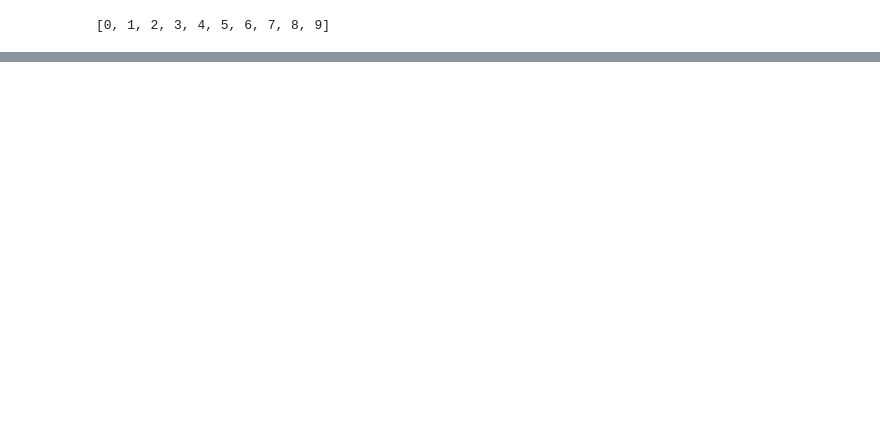
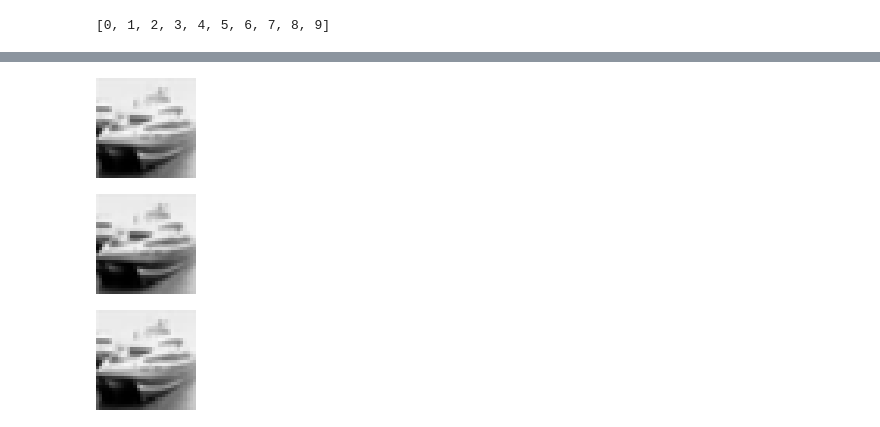
Before and after one commit to virajbhalala/CS498AppliedMachineLearning, a Jupyter notebook: CIFAR_Image_PCA/CIFAR_PCA.ipynb, the cells around one changed output, grey strips where cells are left out. Cells and saved outputs as stored; diff of their text form; code cells hidden in the pictures; blank space fills up the shorter version.

```diff
--- a/CIFAR_Image_PCA/CIFAR_PCA.ipynb
+++ b/CIFAR_Image_PCA/CIFAR_PCA.ipynb
@@ -89,0 +106,12 @@ meta
+# %%
+Image.fromarray(np.array(d.get(b'data'))[1][:1024].reshape(32,32)).resize((100, 100))
+# %% [output]
+[figure, added]
+# %%
+Image.fromarray(np.array(d.get(b'data'))[1][1024:2048].reshape(32,32)).resize((100, 100))
+# %% [output]
+[figure, added]
+# %%
+Image.fromarray(np.array(d.get(b'data'))[1][2048:3072].reshape(32,32)).resize((100, 100))
+# %% [output]
+[figure, added]
```
Also changed, not shown: parts of 18 cells of this notebook, 1 other file.
